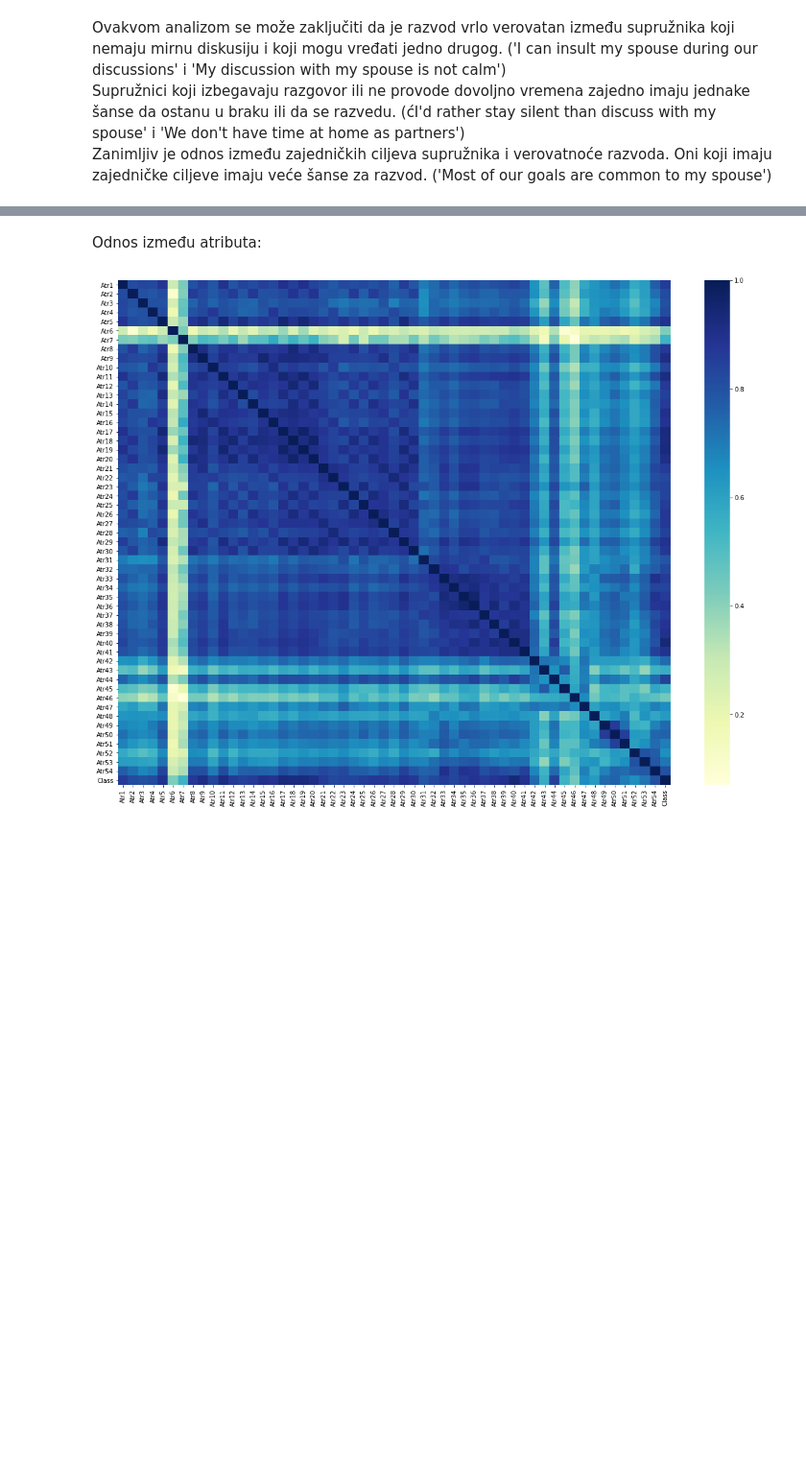
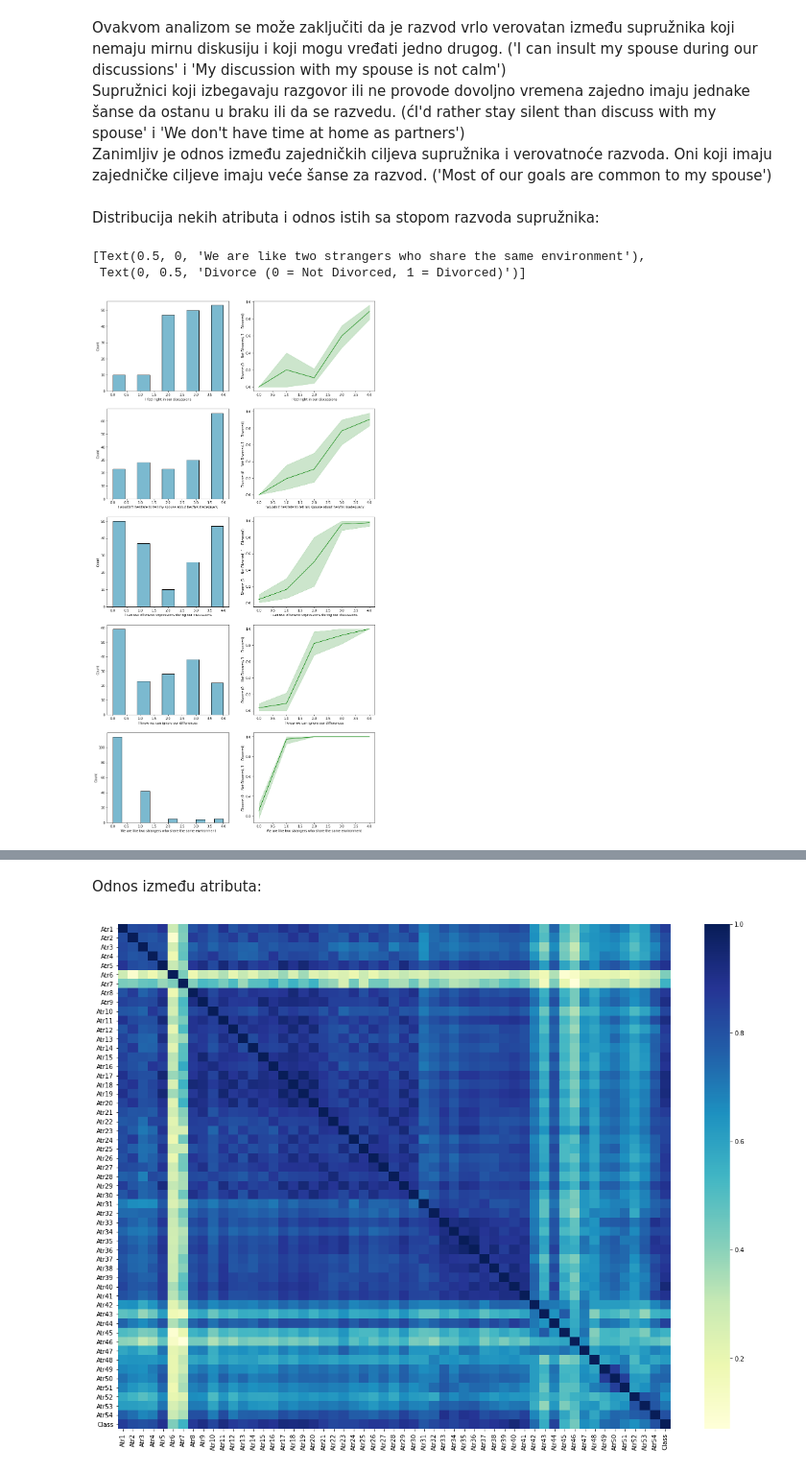
Before and after one commit to NinaLazarevic/DivorcePrediction, a Jupyter notebook: Divorce Prediction.ipynb, the cells around one changed output, grey strips where cells are left out. Shown at 96% size. Drawn from its saved outputs; the diff is of its cells as text; code cells hidden in the pictures; blank space fills up the shorter version.

```diff
--- a/Divorce Prediction.ipynb
+++ b/Divorce Prediction.ipynb
@@ -304,3 +298,41 @@ spouse_silent_ax.set(ylabel = 'I\'d rather stay silent than discuss with my spou
 Ovakvom analizom se može zaključiti da je razvod vrlo verovatan između supružnika koji nemaju mirnu diskusiju i koji mogu vređati jedno drugog. ('I can insult my spouse during our discussions' i 'My discussion with my spouse is not calm')
 Supružnici koji izbegavaju razgovor ili ne provode dovoljno vremena zajedno imaju jednake šanse da ostanu u braku ili da se razvedu. (ćI'd rather stay silent than discuss with my spouse' i 'We don't have time at home as partners')
 Zanimljiv je odnos između zajedničkih ciljeva supružnika i verovatnoće razvoda. Oni koji imaju zajedničke ciljeve imaju veće šanse za razvod. ('Most of our goals are common to my spouse')
+# %% [markdown]
+Distribucija nekih atributa i odnos istih sa stopom razvoda supružnika:
+# %%
+attributes_count_fig, count_axis = plt.subplots(5, 2, figsize = (15, 30))
+
+spouses_right_in_discussions = sns.histplot(divorce_data['Atr48'], color = '#4FA2BF', ax = count_axis[0, 0]);
+spouses_right_in_discussions.set(xlabel = 'I feel right in our discussions')
+
+spouses_right_in_discussions_line = sns.lineplot(x="Atr48", y="Class", data=divorce_data, color = 'green', ax = count_axis[0, 1])
+spouses_right_in_discussions_line.set(xlabel = 'I feel right in our discussions', ylabel = 'Divorce (0 = Not Divorced, 1 = Divorced)')
+
+spouses_inadequacy = sns.histplot(divorce_data['Atr52'], color = '#4FA2BF', ax = count_axis[1, 0]);
+spouses_inadequacy.set(xlabel = 'I wouldn\'t hesitate to tell my spouse about her/his inadequacy')
+
+spouses_inadequacy_line = sns.lineplot(x="Atr53", y="Class", data=divorce_data, color = 'green', ax = count_axis[1, 1])
+spouses_inadequacy_line.set(xlabel = 'I wouldn\'t hesitate to tell my spouse about her/his inadequacy', ylabel = 'Divorce (0 = Not Divorced, 1 = Divorced)')
+
+spouses_offensive = sns.histplot(divorce_data['Atr34'], color = '#4FA2BF', ax = count_axis[2, 0]);
+spouses_offensive.set(xlabel = 'I can use offensive expressions during our discussions')
+
+spouses_offensive_line = sns.lineplot(x="Atr34", y="Class", data=divorce_data, color = 'green', ax = count_axis[2, 1])
+spouses_offensive_line.set(xlabel = 'I can use offensive expressions during our discussions', ylabel = 'Divorce (0 = Not Divorced, 1 = Divorced)')
+
+spouses_differences = sns.histplot(divorce_data['Atr2'], color = '#4FA2BF', ax = count_axis[3, 0]);
+spouses_differences.set(xlabel = 'I know we can ignore our differences')
+
+spouses_differences_line = sns.lineplot(x="Atr2", y="Class", data=divorce_data, color = 'green', ax = count_axis[3, 1])
+spouses_differences_line.set(xlabel = 'I know we can ignore our differences', ylabel = 'Divorce (0 = Not Divorced, 1 = Divorced)')
+
+spouses_strangers = sns.histplot(divorce_data['Atr7'], color = '#4FA2BF', ax = count_axis[4, 0]);
+spouses_strangers.set(xlabel = 'We are like two strangers who share the same environment')
+
+spouses_strangers_line = sns.lineplot(x="Atr7", y="Class", data=divorce_data, color = 'green', ax = count_axis[4, 1])
+spouses_strangers_line.set(xlabel = 'We are like two strangers who share the same environment', ylabel = 'Divorce (0 = Not Divorced, 1 = Divorced)')
+# %% [output]
+[Text(0.5, 0, 'We are like two strangers who share the same environment'),
+ Text(0, 0.5, 'Divorce (0 = Not Divorced, 1 = Divorced)')]
+[figure, added]
```
Also changed, not shown: parts of 9 cells of this notebook.
